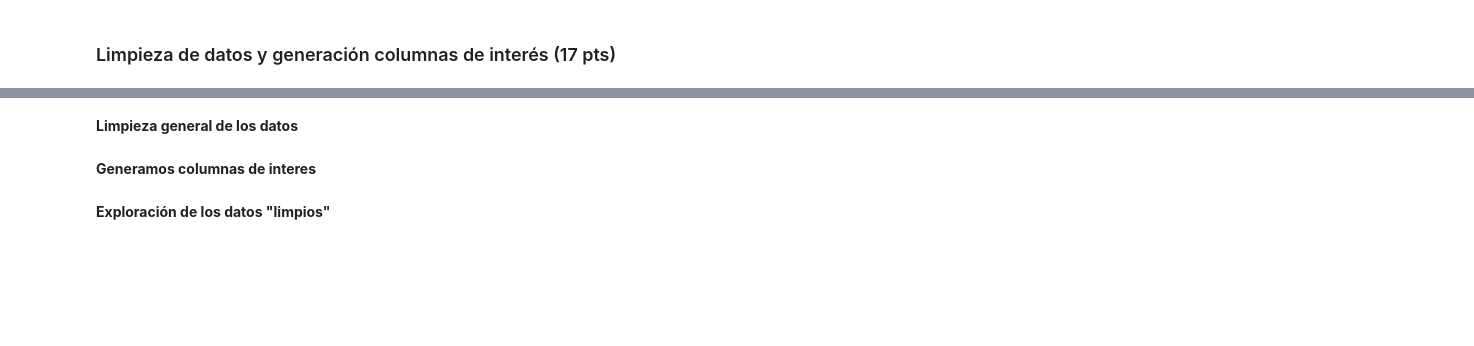
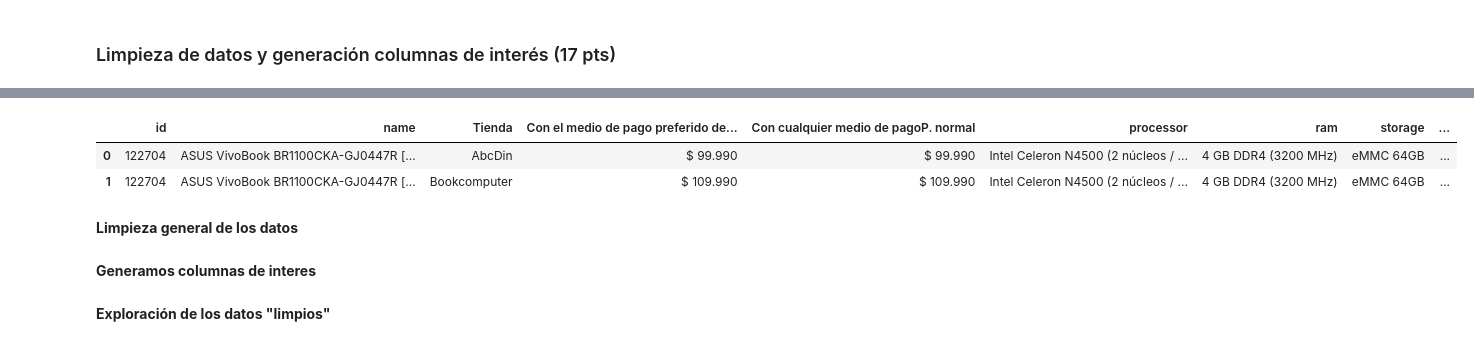
Before and after one commit to ssalazara/MACI_Analitica1, a Jupyter notebook: Analitica_Tarea1.ipynb, the cells around one changed output, grey strips where cells are left out. Saved outputs shown, nothing was run; the diff lists cells and outputs as text; code cells hidden in the pictures; blank space fills up the shorter version.

```diff
--- a/Analitica_Tarea1.ipynb
+++ b/Analitica_Tarea1.ipynb
@@ -200,3 +327,9 @@ df_inicial
+# %%
+df_main_ordered.head(2)
+# %% [output]
+|  | id | name | Tienda | Con el medio de pago preferido de... | Con cualquier medio de pagoP. normal | processor | ram | storage | ... |
+| 0 | 122704 | ASUS VivoBook BR1100CKA-GJ0447R [... | AbcDin | $ 99.990 | $ 99.990 | Intel Celeron N4500 (2 núcleos / ... | 4 GB DDR4 (3200 MHz) | eMMC 64GB | ... |
+| 1 | 122704 | ASUS VivoBook BR1100CKA-GJ0447R [... | Bookcomputer | $ 109.990 | $ 109.990 | Intel Celeron N4500 (2 núcleos / ... | 4 GB DDR4 (3200 MHz) | eMMC 64GB | ... |
 # %% [markdown]
 **Limpieza general de los datos**
 # %% [markdown]
```
Also changed, not shown: parts of 19 cells of this notebook.
